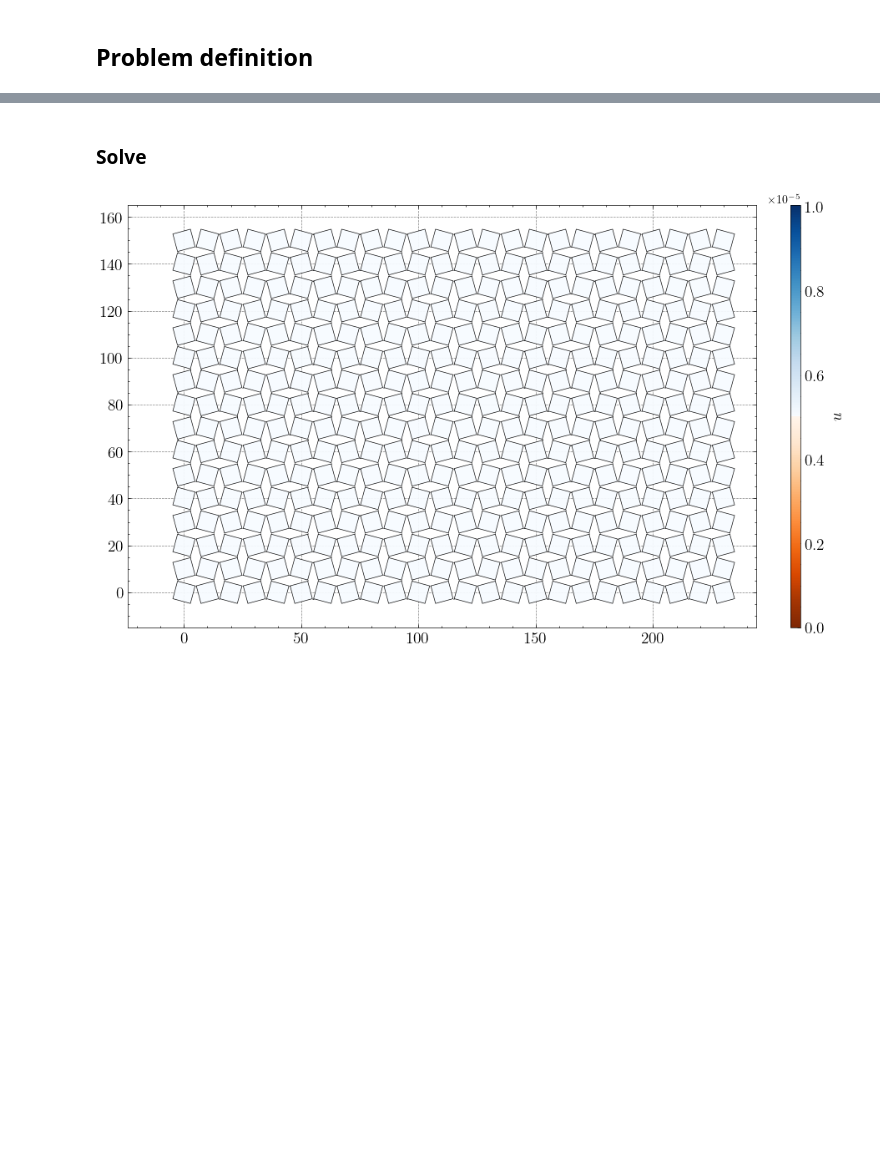
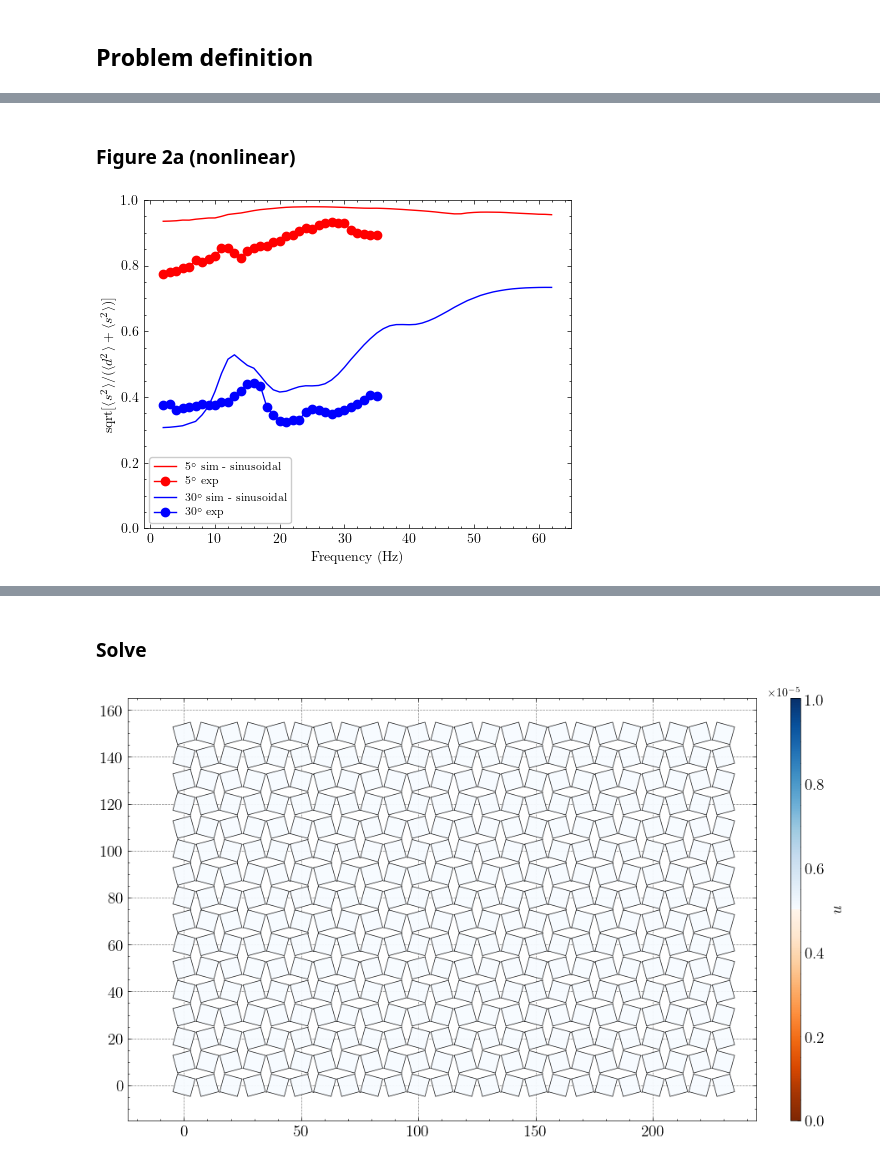
Before and after one commit to bertoldi-collab/dynamic-conformal-metamaterials, a Jupyter notebook: notebooks/nonlinear_notebooks/dynamics_of_conformal_metamaterials.ipynb, the cells around one changed output, grey strips where cells are left out. Cells and saved outputs as stored; diff of their text form; code cells hidden in the pictures; blank space fills up the shorter version.

```diff
--- a/notebooks/nonlinear_notebooks/dynamics_of_conformal_metamaterials.ipynb
+++ b/notebooks/nonlinear_notebooks/dynamics_of_conformal_metamaterials.ipynb
@@ -1070,0 +1174,29 @@ if True:
+# %% [markdown]
+### Figure 2a (nonlinear)
+# %%
+dds_ratio_freqs5_loaded = np.load(f'../../data/nonlinear_data/internal_damping/k_stretch_20.59_k_shear_0.83_k_rot_1.68/exp_harmonic_input/dilation_shear_across_frequencies_5deg.npz')['arr_0']
+dds_ratio_freqs30_loaded = np.load(f'../../data/nonlinear_data/internal_damping/k_stretch_20.59_k_shear_0.83_k_rot_1.68/exp_harmonic_input/dilation_shear_across_frequencies_30deg.npz')['arr_0']
+
+dds_ratio_freqs5_sinusoidal_loaded = np.load(f'../../data/nonlinear_data/internal_damping/k_stretch_20.59_k_shear_0.83_k_rot_1.68/harmonic_input_freq_dependence/dilation_shear_across_frequencies_5deg.npz')['arr_0']
+dds_ratio_freqs30_sinusoidal_loaded = np.load(f'../../data/nonlinear_data/internal_damping/k_stretch_20.59_k_shear_0.83_k_rot_1.68/harmonic_input_freq_dependence/dilation_shear_across_frequencies_30deg.npz')['arr_0']
+
+dds_ratio_freqs5_exp_loaded = np.load(f'../../data/nonlinear_data/exp/dilation_shear_across_frequencies_5deg.npz')['arr_0']
+dds_ratio_freqs30_exp_loaded = np.load(f'../../data/nonlinear_data/exp/dilation_shear_across_frequencies_30deg.npz')['arr_0']
+
+
+frequencies = jnp.arange(2, 36)
+plt.figure(figsize=(5,4))
+plt.plot(jnp.arange(2, 63), dds_ratio_freqs5_sinusoidal_loaded, color='r', alpha=1., label='$5^{\circ}$ sim - sinusoidal')
+# plt.plot(frequencies, dds_ratio_freqs5_loaded, color='r', marker='x', label='$5^{\circ}$ sim w/ exp. input')
+plt.plot(frequencies, dds_ratio_freqs5_exp_loaded, color='r', marker='o', label='$5^{\circ}$ exp')
+plt.plot(jnp.arange(2, 63), dds_ratio_freqs30_sinusoidal_loaded, color='b', alpha=1., label='$30^{\circ}$ sim - sinusoidal')
+# plt.plot(frequencies, dds_ratio_freqs30_loaded, color='b', marker='x', label='$30^{\circ}$ sim w/ exp. input')
+plt.plot(frequencies, dds_ratio_freqs30_exp_loaded, color='b', marker='o', label='$30^{\circ}$ exp')
+plt.ylabel('sqrt[$ \langle s^2 \\rangle /( \langle d^2 \\rangle + \langle s^2 \\rangle)$]')
+plt.xlabel('Frequency (Hz)')
+plt.legend(fontsize=8)
+plt.ylim([0, 1])
+plt.grid(False)
+plt.tight_layout()
+# %% [output]
+[figure, added]
```
Also changed, not shown: parts of 26 cells of this notebook.
